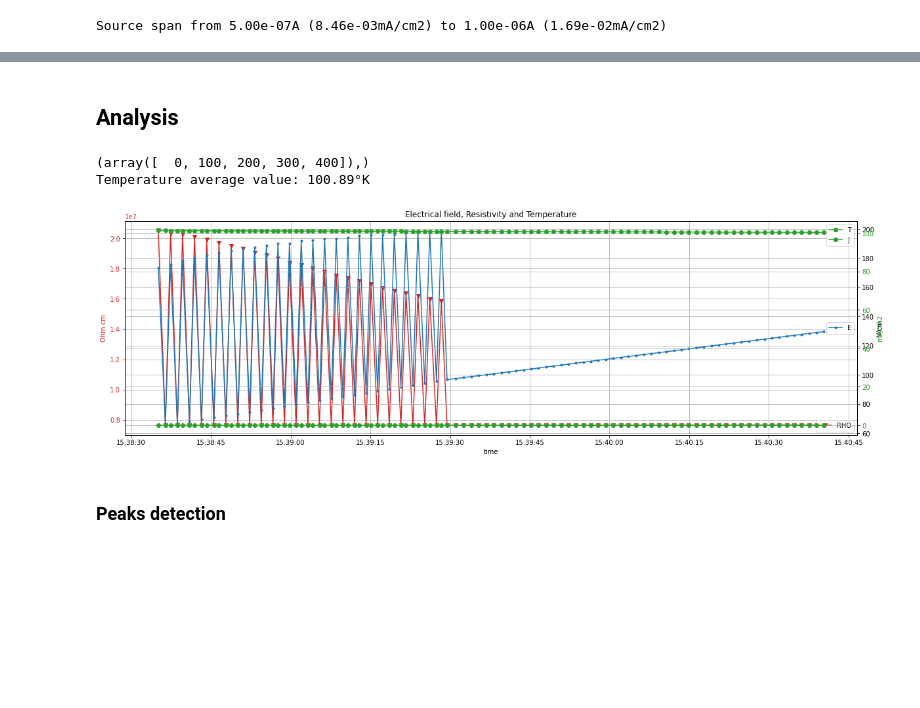
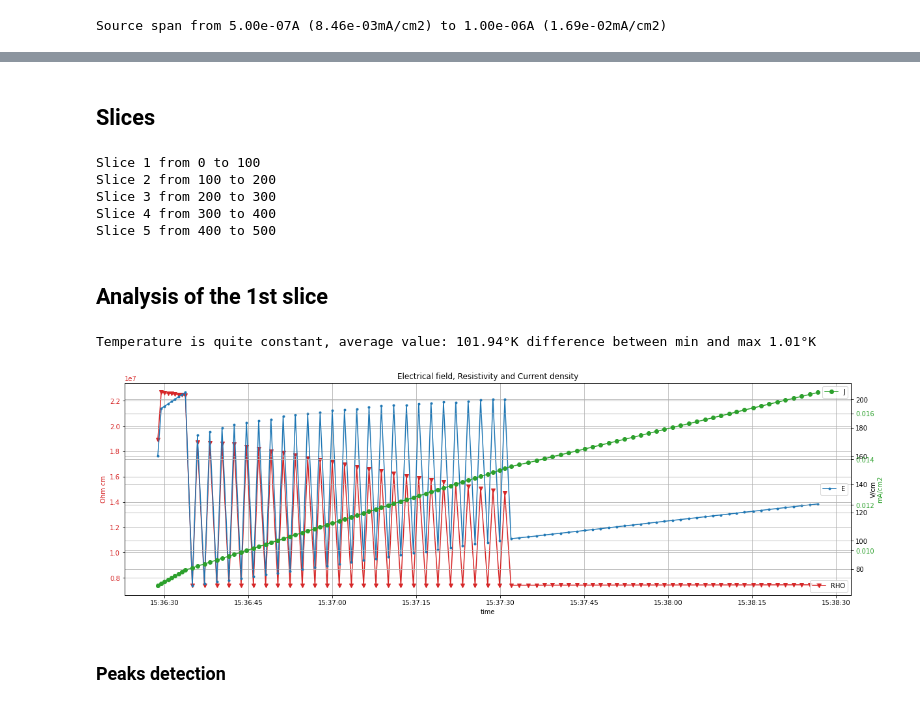
Before and after one commit to cliagit/spin-lab-data, a Jupyter notebook: Analisi/ca12x2_c1-exp_analysis_1.ipynb, the cells around one changed output, grey strips where cells are left out. Saved outputs shown, nothing was run; the diff lists cells and outputs as text; code cells hidden in the pictures; blank space fills up the shorter version.

```diff
--- a/Analisi/ca12x2_c1-exp_analysis_1.ipynb
+++ b/Analisi/ca12x2_c1-exp_analysis_1.ipynb
@@ -1,9 +1,10 @@
 # %% [markdown]
 # Electrical characteristic analysis of sample CA12X2_C1
 # %%
-paths = ['../CA12X2_C1/CA12X2_C1_current_from_0.5e-6_to_1e-6A/CA12X2_C1_current_from_0.5e-6_to_1e-6A-20220428154754']
+paths = ['../CA12X2_C1/CA12X2_C1_current_from_0.5e-6_to_1e-6A/CA12X2_C1_current_from_0.5e-6_to_1e-6A-20220428154754',
+        '../CA12X2_C1/CA12X2_C1_current_from_1e-7_to_1e-6A/CA12X2_C1_current_from_1e-7_to_1e-6A-20220428162518']
 
-#Select the experiment from list of the path, eg. paths[0] picks the first experiment, paths[1] the second one and so on
+#Select the experiment from list of the paths, eg. paths[0] picks the first experiment, paths[1] the second one and so on
 data_path = paths[0]
 
 with open(data_path, "r", encoding='utf-8') as file_desc:
@@ -96,10 +97,10 @@ Temperature span from 98.30°K to 102.40°K
 # %%
 source_msg = ""
 source_const = True
-if I[0] == I[-1]:
-    source_msg = f"Source is constant: {I[0]:.2e}A ({J[0]:.2e}mA/cm2)"
+if source_data[0] == source_data[-1]:
+    source_msg = f"Source is constant: {source_data[0]:.2e}A ({c_density_data[0]:.2e}mA/cm2)"
 else:
-    source_msg = f"Source span from {np.min(I):.2e}A ({np.min(J):.2e}mA/cm2) to {np.max(I):.2e}A ({np.max(J):.2e}mA/cm2)"
+    source_msg = f"Source span from {np.min(source_data):.2e}A ({np.min(c_density_data):.2e}mA/cm2) to {np.max(source_data):.2e}A ({np.max(c_density_data):.2e}mA/cm2)"
     source_const = False
 print(source_msg)
 # %% [output]
@@ -107,49 +148,70 @@ Source span from 5.00e-07A (8.46e-03mA/cm2) to 1.00e-06A (1.69e-02mA/cm2)
+# %% [markdown]
+## Slices
+# %%
+slices, = np.where(source_data == np.min(source_data))
+for i in range(0,len(slices)-1):
+    print(f"Slice {i+1} from {slices[i]} to {slices[i+1]}")
+print(f"Slice {len(slices)} from {slices[-1]} to {len(source_data)}")
+# %% [output]
+Slice 1 from 0 to 100
+Slice 2 from 100 to 200
+Slice 3 from 200 to 300
+Slice 4 from 300 to 400
+Slice 5 from 400 to 500
 # %% [markdown]
-## Analysis
+## Analysis of the 1st slice
 # %%
-print(np.where(I == np.min(I)))
-DT = DT[100:200]
-T = T[100:200]
-J = J[100:200]
-RHO = RHO[100:200]
-E = E[100:200]
-print(f"Temperature average value: {np.average(T):.2f}°K")
+DT = datetime_data[slices[0]:slices[1]]
+T = temperature_data[slices[0]:slices[1]]
+J = c_density_data[slices[0]:slices[1]]
+RHO = resistivity_data[slices[0]:slices[1]]
+E = e_field_data[slices[0]:slices[1]]
-# %% [output]
-(array([  0, 100, 200, 300, 400]),)
-Temperature average value: 100.89°K
+# %%
+temp_const = True
+diff = np.max(T) - np.min(T)
+if diff <= 0.1:
+    temp_msg = f"Temperature is constant: {T[0]:.2f}°K"
+elif diff <= 1.5:
+    temp_msg = f"Temperature is quite constant, average value: {np.average(T):.2f}°K difference between min and max {np.max(T) - np.min(T):.2f}°K"
+else:
+    temp_msg = f"Temperature span from {np.min(T):.2f}°K to {np.max(T):.2f}°K"
+    temp_const = False
+print(temp_msg)
+# %% [output]
+Temperature is quite constant, average value: 101.94°K difference between min and max 1.01°K
 # %%
 fig, ax1 = plt.subplots()
-ax1.set_title("Electrical field, Resistivity and Temperature")
+ax1.set_title("Electrical field, Resistivity and Current density")
 ax1.set_xlabel('time')
 ax1.set_ylabel('Ohm cm', color='C3')
 ax1.tick_params(axis='y', labelcolor='C3')
 ax1.plot(DT, RHO, 'v-', color='C3', label='RHO')
 ax2 = ax1.twinx()
 ax2.set_ylabel('V/cm')
 ax2.plot(DT, E, '.-', label='E')
 ax1.legend(loc='upper right')
 ax2.legend(loc='upper left')
 ax3 = ax1.twinx()
 
 if not temp_const:
     ax3.set_ylabel('°K', color='C2')
     ax3.tick_params(axis='y', labelcolor='C2')
     ax3.plot(DT, T, 'o-', label='T', color='C2')
     ax3.legend(loc='upper right')
 
 if not source_const:
     ax3.set_ylabel('mA/cm2', color='C2')
     ax3.tick_params(axis='y', labelcolor='C2')
     ax3.plot(DT, J, 'o-', label='J', color='C2')
     ax3.legend(loc='upper right')
 
 ax1.legend(loc='lower right')
 ax2.legend(loc='right')
 ax1.grid(True)
 ax2.grid(True)
 ax3.grid(True)
 # %% [output]
-[figure, old version]
+[figure, new version]
 # %% [markdown]
 ### Peaks detection
 # %%
```
Also changed, not shown: parts of 57 cells of this notebook.
